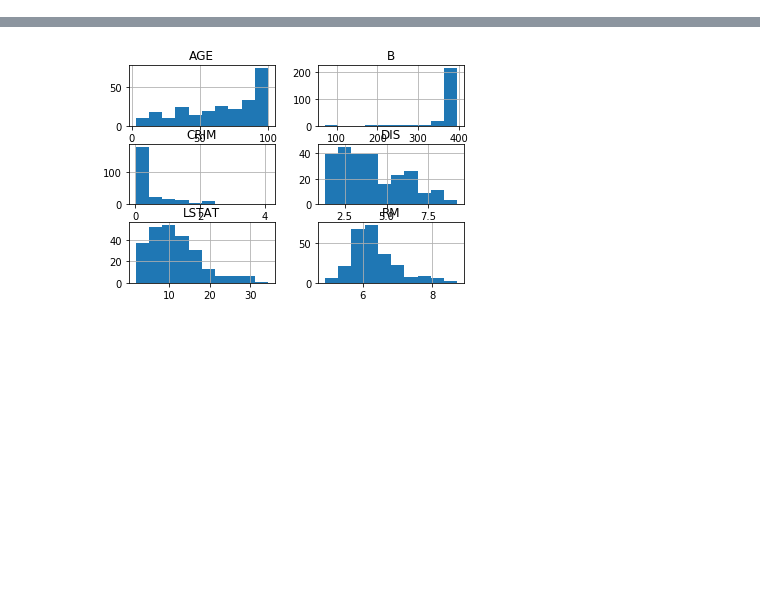
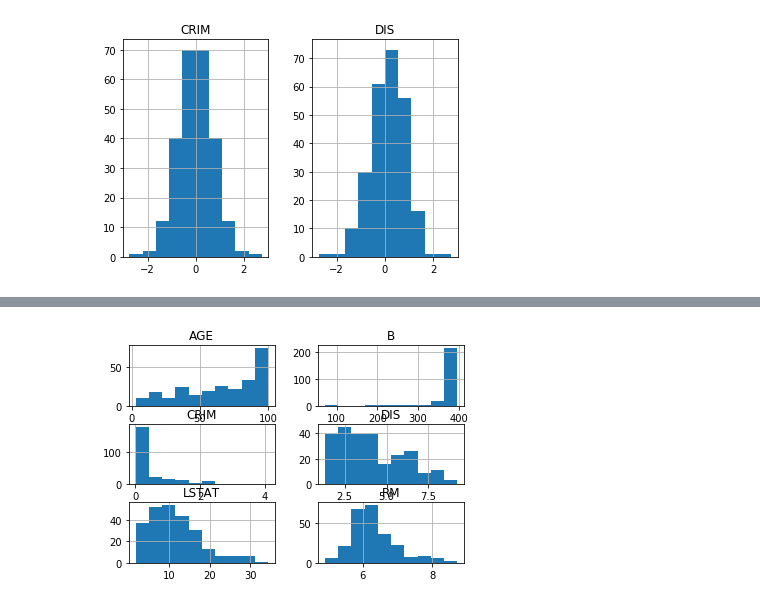
Before and after one commit to aldente0630/gauss-rank-scaler, a Jupyter notebook: tutorial.ipynb, the cells around one changed output, grey strips where cells are left out. Saved outputs shown, nothing was run; the diff lists cells and outputs as text; code cells hidden in the pictures; blank space fills up the shorter version.

```diff
--- a/tutorial.ipynb
+++ b/tutorial.ipynb
@@ -17,0 +27,7 @@ X_train.
+# %%
+gauss_rank_scaler = GuassRankScaler()
+X_train_new = gauss_rank_scaler.fit_transform(X_train[['CRIM', 'DIS']])
+# %%
+_ = pd.DataFrame(X_train_new, columns=['CRIM', 'DIS']).hist()
+# %% [output]
+[figure, added]
```
Also changed, not shown: parts of 5 cells of this notebook, 1 other file.
